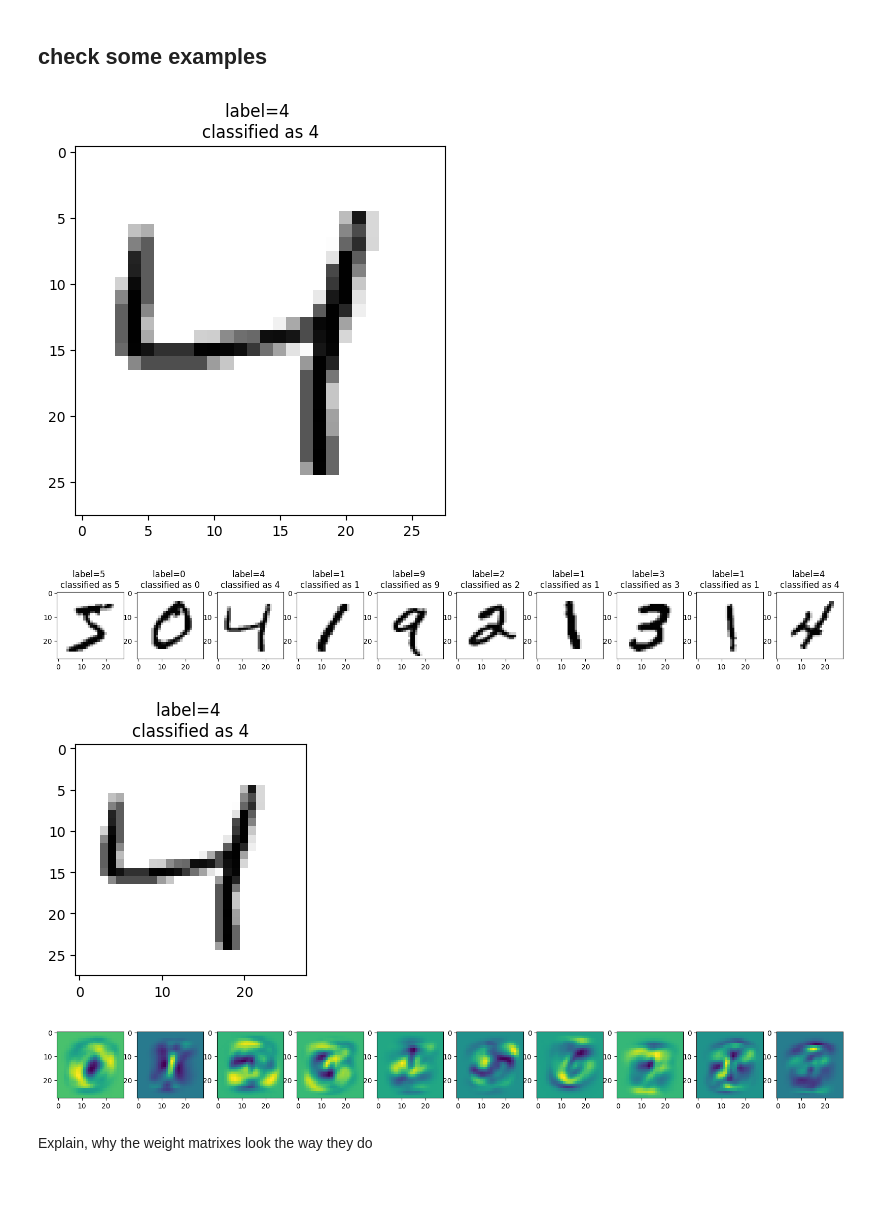
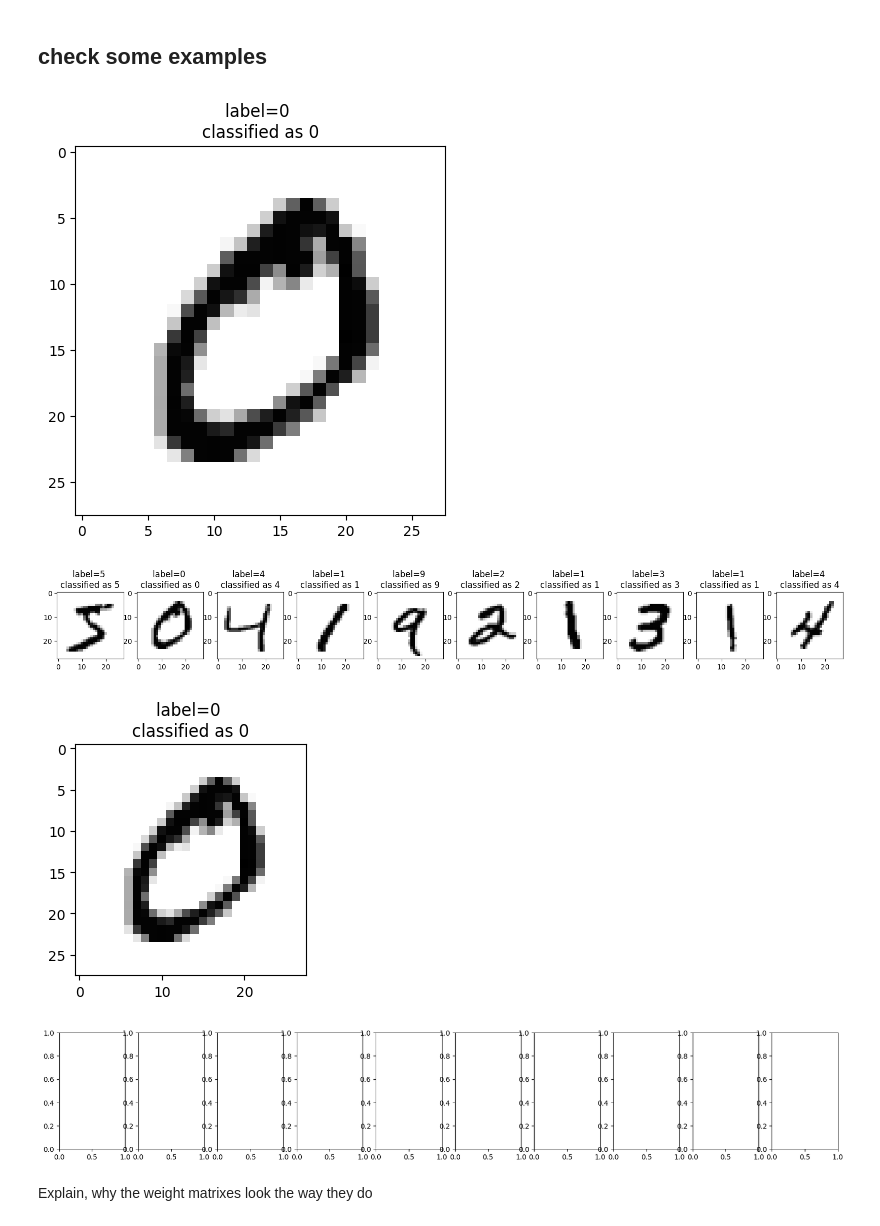
Before and after one commit to LennMesselken/Seminar-Ai, a Jupyter notebook: code/10 classify_0_to_9.ipynb, the cells around one changed output. Saved outputs shown, nothing was run; the diff lists cells and outputs as text; code cells hidden in the pictures; blank space fills up the shorter version.

```diff
--- a/code/10 classify_0_to_9.ipynb
+++ b/code/10 classify_0_to_9.ipynb
@@ -164,10 +164,10 @@ def plot_ex(ex_ind):
     classification = classify(X_train[ex_ind:ex_ind+1], w)[0,0]
     plt.title('label={} \nclassified as {}'.format(Y_train_unencoded[ex_ind,0], classification))
 
-ex_ind = 2 # which example
+ex_ind = 1 # which example
 plot_ex(ex_ind)
 # %% [output]
-[figure, old version]
+[figure, new version]
 # %%
 # show many examples
 plt.figure(figsize=(20, 3))
@@ -179,16 +179,15 @@ for i in range(10):
 # %%
 # for one example show the weights for all classes as well
 
 plt.figure(figsize=(3, 3))
 plot_ex(ex_ind)
 
 plt.figure(figsize=(20, 3))
 for i in range(10):
     ww = w[1:,i].reshape(28, 28)
     plt.subplot(1,10,i+1)
-    plt.imshow(ww)
 # %% [output]
-[figure, old version]
+[figure, new version]
-[figure, old version]
+[figure, new version]
 # %% [markdown]
 Explain, why the weight matrixes look the way they do
```
Also changed, not shown: 12 other files.
